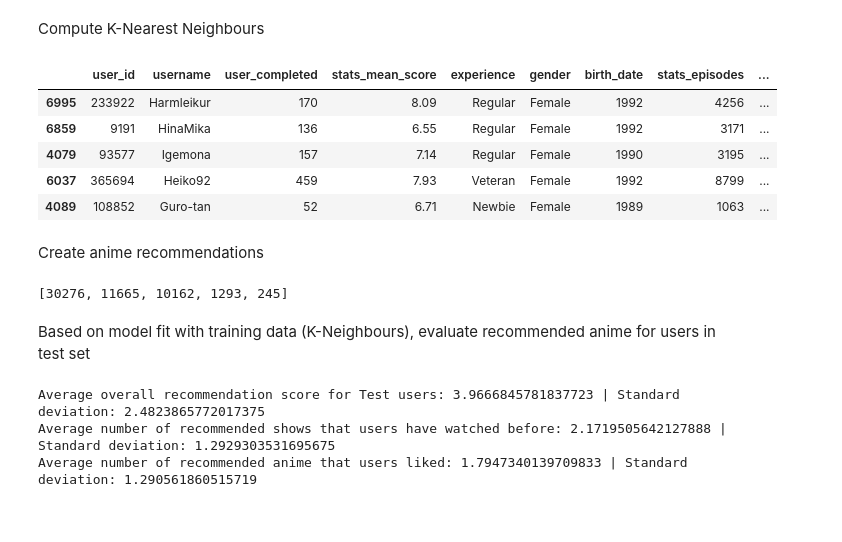
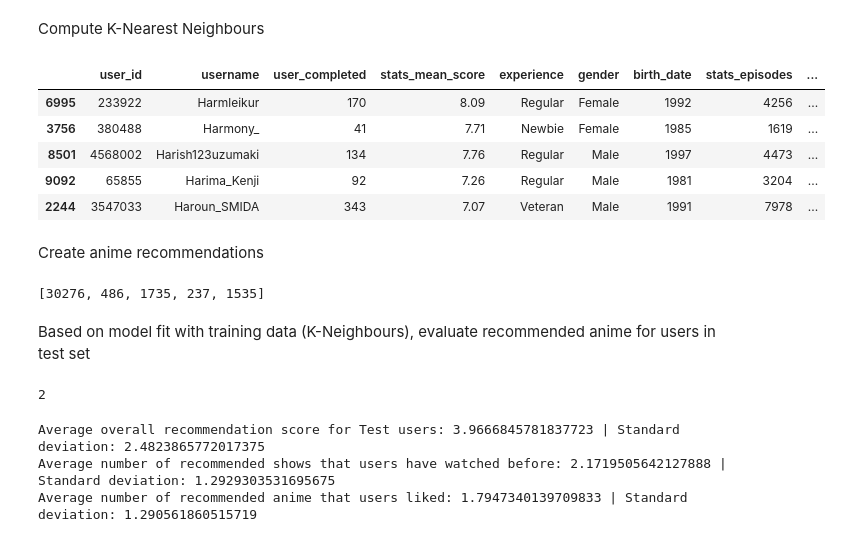
Before and after one commit to tito-thomas/anime-app, a Jupyter notebook: neighbours.ipynb, the cells around one changed output. Saved outputs shown, nothing was run; the diff lists cells and outputs as text; code cells hidden in the pictures.

```diff
--- a/neighbours.ipynb
+++ b/neighbours.ipynb
@@ -59,7 +59,7 @@ Compute K-Nearest Neighbours
 #function that returns a list of indexes of most similar users in "final_arrays" array
 def neighbours(user):
     #user = np.array([7537, 0, 0, 2, 0, 0, 0, 0, 0, 0, 1, 0, 0, 0, 0, 0, 0, 0, 0, 0, 0, 0, 0, 0, 0, 1, 0, 0, 0, 0, 0, 0, 0, 1, 0, 0, 0, 0, 0, 0, 0, 0, 0, 0, 0])
-    nc = NearestNeighbors(n_neighbors = 5, metric="cosine") #euclidean
+    nc = NearestNeighbors(n_neighbors = 5, metric="euclidean") #euclidean
     #maybe add some weightings
     train = nc.fit(final_arrays) #fit the model with the user vector data (training)
     n = train.kneighbors([user], return_distance = False)
@@ -71,37 +71,37 @@ def sim_frame(neighbours):
     #neighbours = neighbours()
 
     for i in neighbours[0]: #loop through nested array
         #print(final_arrays[i][0])
         name = x.inverse_transform([final_arrays[i][0]]) #find usernames of similar users
         sim_names.append(name)
 
     #build new dataframe of neighbours
     neighbour_frame = pd.DataFrame()
     for i in users.columns:
         neighbour_frame[i] = None
 
     for name in sim_names:
         user_row = users.loc[users["username"]==name[0]]
         neighbour_frame = pd.concat([neighbour_frame, user_row])
 
     pd.options.display.max_rows = 999
     pd.set_option('display.max_columns', 500)
     return neighbour_frame
 p = [1675,2,0,2,0,0,0,0,0,0,0,0,0,0,0,0,1,0,0,0,0,0,1,0,0,0,0,0,0,0,0,0,0,0,0,0,0,0,0,0,0,1]
 
 neighbour_ids = neighbours(np.array(p))
 #print(neighbour_ids)
 neighbour_frame = sim_frame(neighbour_ids)
 neighbour_frame
 #final_vectors.loc[final_vectors["username"]==7537]
 #(final_vectors.columns)
 # %% [output]
 |  | user_id | username | user_completed | stats_mean_score | experience | gender | birth_date | stats_episodes | ... |
 | 6995 | 233922 | Harmleikur | 170 | 8.09 | Regular | Female | 1992 | 4256 | ... |
-| 6859 | 9191 | HinaMika | 136 | 6.55 | Regular | Female | 1992 | 3171 | ... |
-| 4079 | 93577 | Igemona | 157 | 7.14 | Regular | Female | 1990 | 3195 | ... |
-| 6037 | 365694 | Heiko92 | 459 | 7.93 | Veteran | Female | 1992 | 8799 | ... |
-| 4089 | 108852 | Guro-tan | 52 | 6.71 | Newbie | Female | 1989 | 1063 | ... |
+| 3756 | 380488 | Harmony_ | 41 | 7.71 | Newbie | Female | 1985 | 1619 | ... |
+| 8501 | 4568002 | Harish123uzumaki | 134 | 7.76 | Regular | Male | 1997 | 4473 | ... |
+| 9092 | 65855 | Harima_Kenji | 92 | 7.26 | Regular | Male | 1981 | 3204 | ... |
+| 2244 | 3547033 | Haroun_SMIDA | 343 | 7.07 | Veteran | Male | 1991 | 7978 | ... |
 # %% [markdown]
 Create anime recommendations
 # %%
@@ -134,11 +134,21 @@ def recommendations(neighbours, media_type):
 recommendations(neighbour_frame, "TV")
 #ratings
 # %% [output]
-[30276, 11665, 10162, 1293, 245]
+[30276, 486, 1735, 237, 1535]
 # %% [markdown]
 Based on model fit with training data (K-Neighbours), evaluate recommended anime for users in test set
 # %%
 real_ratings = pd.read_csv(r"D:\dataset\animelists_cleaned.csv")
+# %%
+user_fav_genres = set(eval(users.loc[users["username"]=="karthiga"]["fav_genres"][0]))
+user_fav_genres
+
+a_genres = list(anime.loc[anime["title"]=="Junjou Romantica 2"]["genre"])
+a_genres = a_genres[0].split(",")
+a_genres = set([x.strip() for x in a_genres])
+len(user_fav_genres.intersection(a_genres))
+# %% [output]
+2
 # %%
 def evaluate_users():
     #Create kneighbours dataframe for all users in the dataset
```
Also changed, not shown: parts of 2 cells of this notebook, 1 other file.
